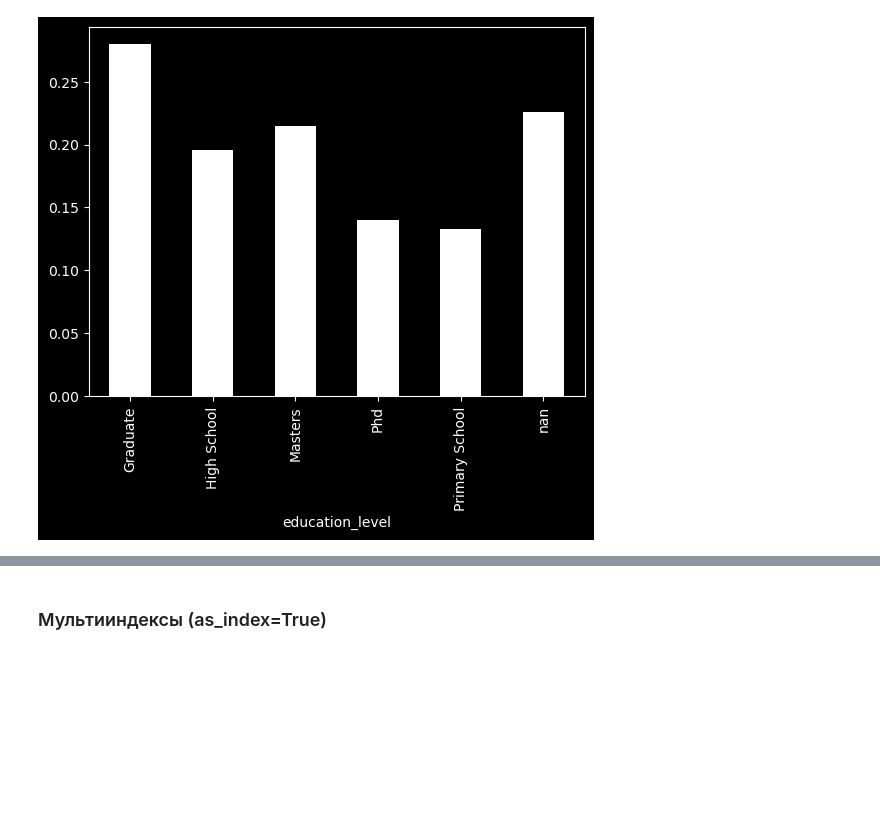
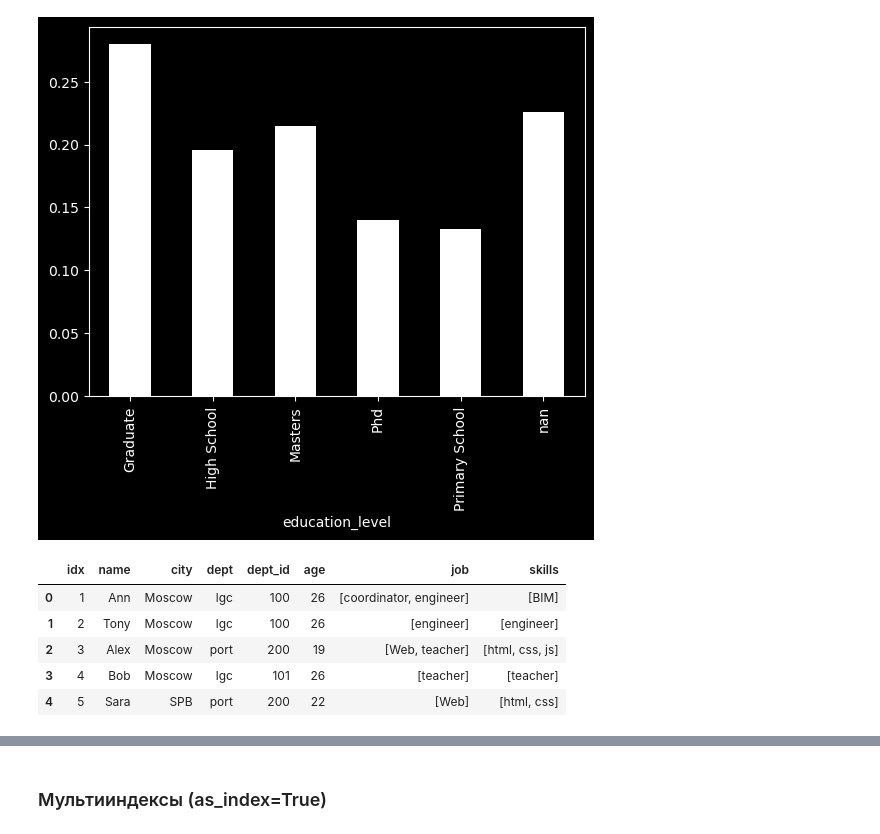
Before and after one commit to maxfil333/shared, a Jupyter notebook: pandas_notes.ipynb, the cells around one changed output, grey strips where cells are left out. Saved outputs shown, nothing was run; the diff lists cells and outputs as text; code cells hidden in the pictures; blank space fills up the shorter version.

```diff
--- a/pandas_notes.ipynb
+++ b/pandas_notes.ipynb
@@ -373,3 +373,21 @@ df.groupby('education_level', dropna=False)['target'].mean().plot(kind='bar', co
 # %% [output]
 <Axes: xlabel='education_level'>
 [figure]
+# %%
+df = pd.DataFrame({'idx': [1,2,3,4,5],
+                   'name': ['Ann', 'Tony', 'Alex', 'Bob', 'Sara'],
+                   'city': ['Moscow', 'Moscow', 'Moscow', 'Moscow', 'SPB'],
+                   'dept': ['lgc','lgc','port','lgc','port'],
+                   'dept_id': ['100','100','200','101','200'],
+                   'age': [26, 26 ,19, 26, 22],
+                   'job': [['coordinator', 'engineer'], ['engineer'], ['Web', 'teacher'], ['teacher'], ['Web']],
+                   'skills': [['BIM'], ['engineer'], ['html', 'css', 'js'], ['teacher'], ['html', 'css']]})
+
+df
+# %% [output]
+|  | idx | name | city | dept | dept_id | age | job | skills |
+| 0 | 1 | Ann | Moscow | lgc | 100 | 26 | [coordinator, engineer] | [BIM] |
+| 1 | 2 | Tony | Moscow | lgc | 100 | 26 | [engineer] | [engineer] |
+| 2 | 3 | Alex | Moscow | port | 200 | 19 | [Web, teacher] | [html, css, js] |
+| 3 | 4 | Bob | Moscow | lgc | 101 | 26 | [teacher] | [teacher] |
+| 4 | 5 | Sara | SPB | port | 200 | 22 | [Web] | [html, css] |
```
Also changed, not shown: parts of 1 cell of this notebook.
